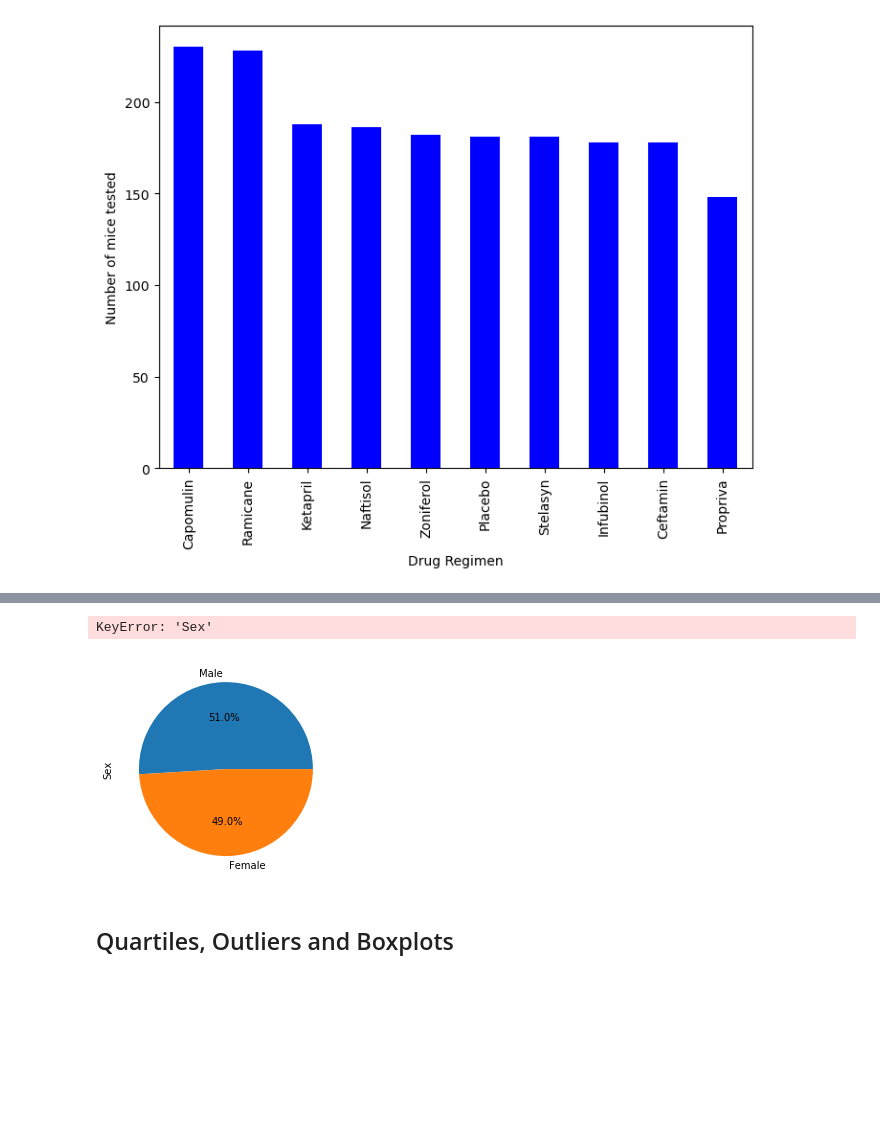
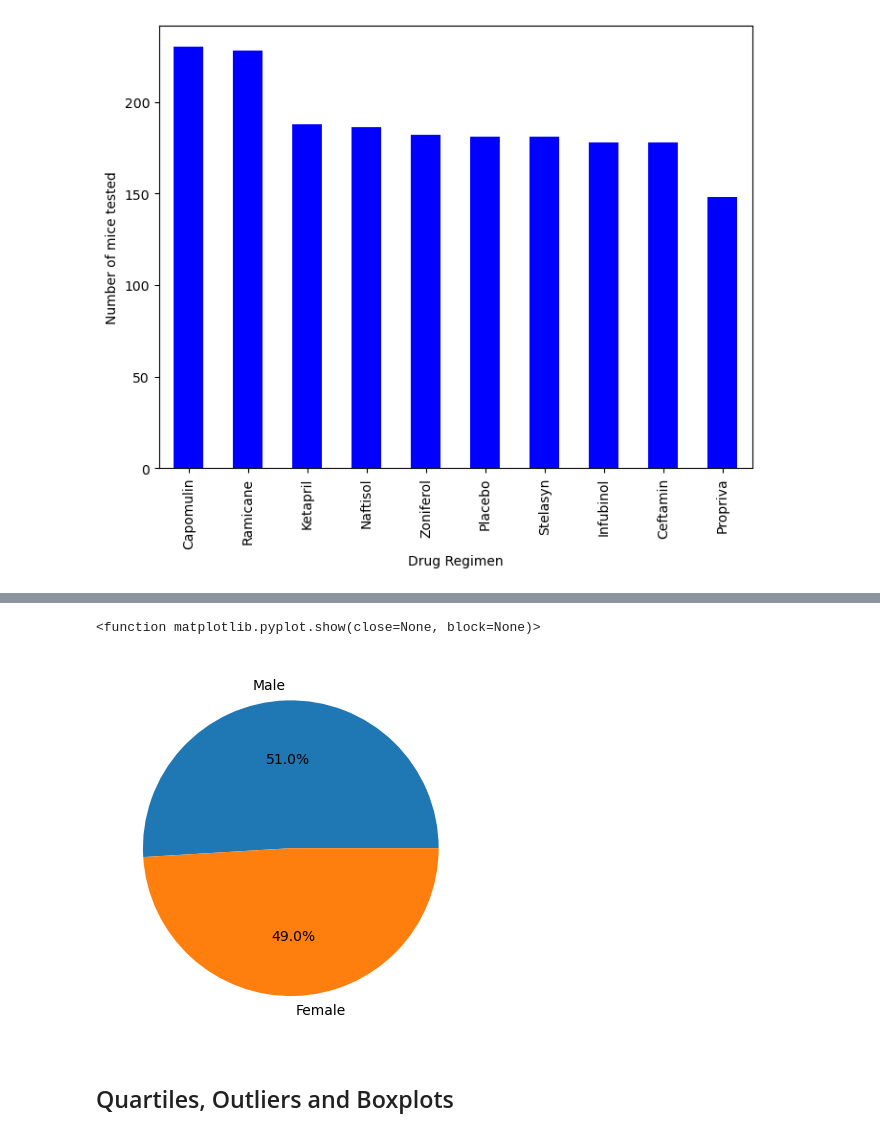
Before and after one commit to ssalinas619/Pymaceuticals-challenge, a Jupyter notebook: pymaceuticals_challenge.ipynb, the cells around one changed output, grey strips where cells are left out. Saved outputs shown, nothing was run; the diff lists cells and outputs as text; code cells hidden in the pictures; blank space fills up the shorter version.

```diff
--- a/pymaceuticals_challenge.ipynb
+++ b/pymaceuticals_challenge.ipynb
@@ -175,11 +176,12 @@ ValueError: pie requires either y column or 'subplots=True'
-# %%
-clean_df.groupby(['Sex']).sum().plot(kind='pie', y='Sex')
-# %% [output]
-KeyError: 'Sex'
 # %%
 # Generate a pie plot showing the distribution of female versus male mice using pyplot
+mouse_sex=clean_df['Sex'].value_counts()
+labels=["Male","Female"]
+plt.pie(mouse_sex, labels=labels, autopct='%1.1f%%')
+plt.show
 # %% [output]
+<function matplotlib.pyplot.show(close=None, block=None)>
-[figure, old version]
+[figure, new version]
 # %% [markdown]
 ## Quartiles, Outliers and Boxplots
 # %%
```
Also changed, not shown: parts of 15 cells of this notebook.
